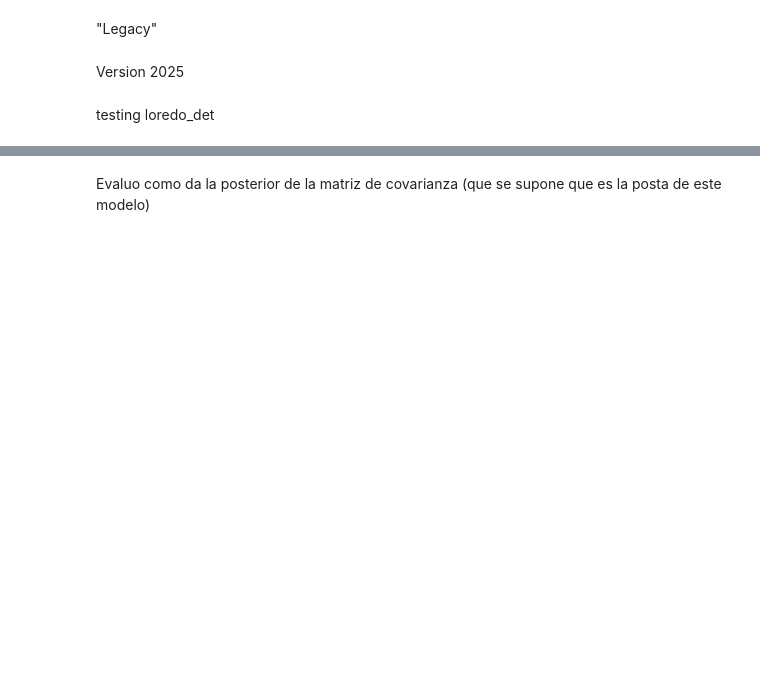
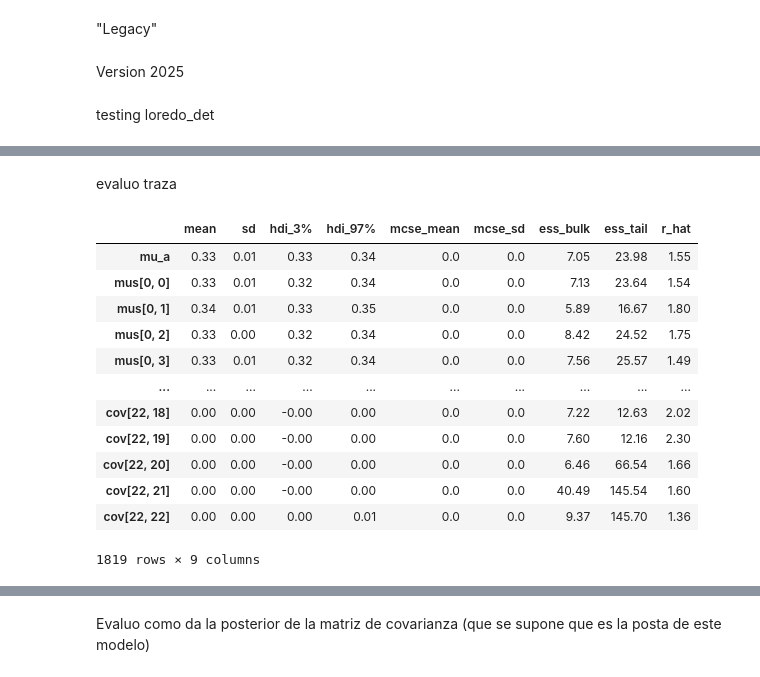
Before and after one commit to verderis/TimeSeries, a Jupyter notebook: loredo_2025 hierarchical.ipynb, the cells around one changed output, grey strips where cells are left out. Cells and saved outputs as stored; diff of their text form; code cells hidden in the pictures; blank space fills up the shorter version.

```diff
--- a/loredo_2025 hierarchical.ipynb
+++ b/loredo_2025 hierarchical.ipynb
@@ -169,0 +169,31 @@ pixelID = coords['pixels']
+# %%
+#%% Model definition
+sigma_err = 0.05
+
+with pm.Model() as modeNormCorr:
+
+        cov = np.eye(samplesPerYear)
+        L, corr, std = pm.LKJCholeskyCov('packed_L', n=samplesPerYear, eta=1, sd_dist=pm.Exponential.dist(1.))
+        cov = pm.Deterministic('cov', L.dot(L.T))
+
+        # mu = 0.3 + np.zeros(samplesPerYear)
+        mus = pm.Normal('mus', mu=0.3, sigma=0.1, shape=samplesPerYear)
+        x = pm.MvNormal("x", mu=mus, cov=cov)
+        # y = pm.Uniform("y", 0, 1, shape=0)
+        y = []
+        # print(x[0:4].eval())
+        # print(samplesPerYear)
+
+        ciclos = (t) // (samplesPerYear)
+        resto = (t) % (samplesPerYear)
+
+        # print(ciclos)
+        # print(resto)
+
+        for i in range(ciclos):
+            # y = pm.math.concatenate([y, x], axis=0)
+            y = pm.math.concatenate([y, x], axis=0)
+
+        y = pm.math.concatenate([y, x[0:resto]], axis=0)
+        # print(x.shape.eval())
+        obs = pm.Normal("obs", mu=y, sigma=sigma_err, observed=dataSubset.iloc[selPixel,:].values)
@@ -262,0 +333,2 @@ Initializing NUTS using jitter+adapt_diag...
+# %% [markdown]
+evaluo traza
@@ -262,0 +337,16 @@ Initializing NUTS using jitter+adapt_diag...
+# %%
+az.summary(trace_HierarchichalModel, round_to=2)
+# %% [output]
+|  | mean | sd | hdi_3% | hdi_97% | mcse_mean | mcse_sd | ess_bulk | ess_tail | r_hat |
+| mu_a | 0.33 | 0.01 | 0.33 | 0.34 | 0.0 | 0.0 | 7.05 | 23.98 | 1.55 |
+| mus[0, 0] | 0.33 | 0.01 | 0.32 | 0.34 | 0.0 | 0.0 | 7.13 | 23.64 | 1.54 |
+| mus[0, 1] | 0.34 | 0.01 | 0.33 | 0.35 | 0.0 | 0.0 | 5.89 | 16.67 | 1.80 |
+| mus[0, 2] | 0.33 | 0.00 | 0.32 | 0.34 | 0.0 | 0.0 | 8.42 | 24.52 | 1.75 |
+| mus[0, 3] | 0.33 | 0.01 | 0.32 | 0.34 | 0.0 | 0.0 | 7.56 | 25.57 | 1.49 |
+| ... | ... | ... | ... | ... | ... | ... | ... | ... | ... |
+| cov[22, 18] | 0.00 | 0.00 | -0.00 | 0.00 | 0.0 | 0.0 | 7.22 | 12.63 | 2.02 |
+| cov[22, 19] | 0.00 | 0.00 | -0.00 | 0.00 | 0.0 | 0.0 | 7.60 | 12.16 | 2.30 |
+| cov[22, 20] | 0.00 | 0.00 | -0.00 | 0.00 | 0.0 | 0.0 | 6.46 | 66.54 | 1.66 |
+| cov[22, 21] | 0.00 | 0.00 | -0.00 | 0.00 | 0.0 | 0.0 | 40.49 | 145.54 | 1.60 |
+| cov[22, 22] | 0.00 | 0.00 | 0.00 | 0.01 | 0.0 | 0.0 | 9.37 | 145.70 | 1.36 |
+1819 rows × 9 columns
```
Also changed, not shown: parts of 46 cells of this notebook.
